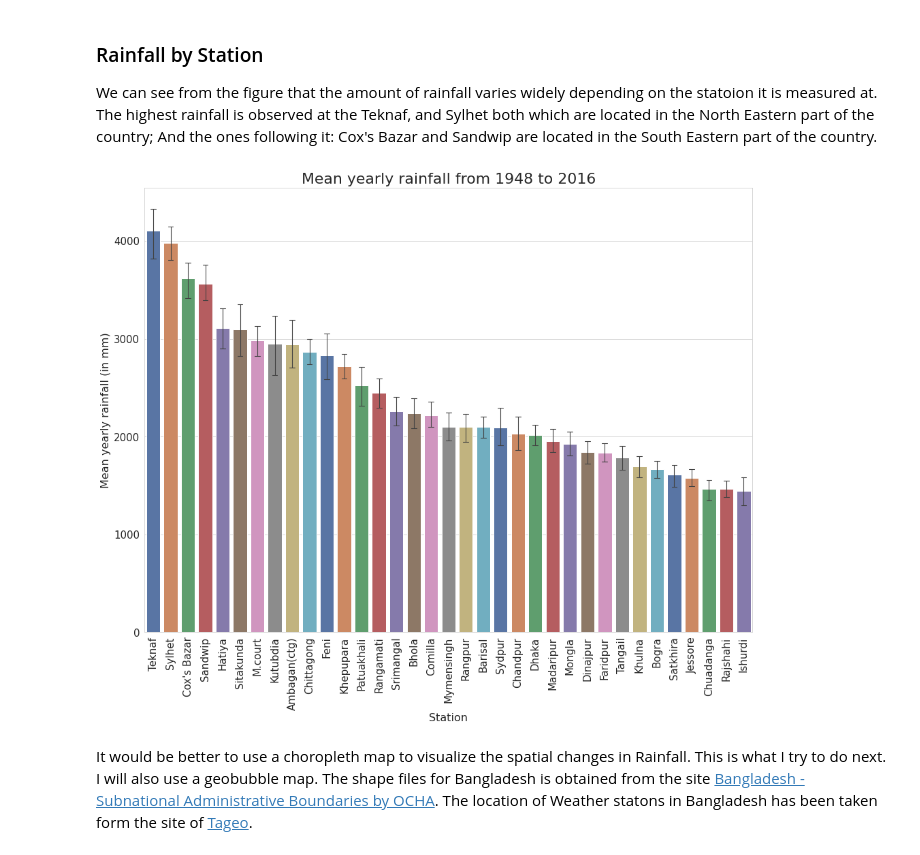
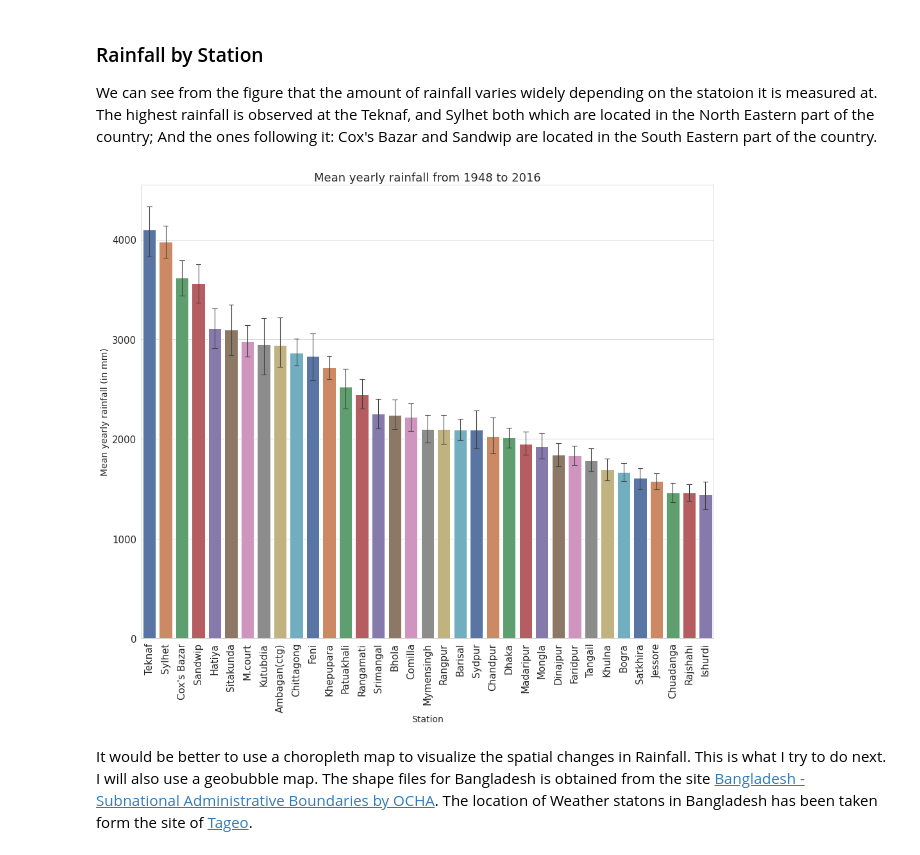
Before and after one commit to AhmedFahim-git/My-Projects, a Jupyter notebook: Bangladesh_Rainfall_Analysis.ipynb, the cells around one changed output. Saved outputs shown, nothing was run; the diff lists cells and outputs as text; code cells hidden in the pictures.

```diff
--- a/Bangladesh_Rainfall_Analysis.ipynb
+++ b/Bangladesh_Rainfall_Analysis.ipynb
@@ -291,23 +276,23 @@ We can see from the figure that the amount of rainfall varies widely depending o
 # %%
 stationdf = finaldf.groupby(['Station','Year'])['Rainfall'].sum()
 stationdf.reset_index()
 stationdfmod= stationdf.unstack().mean(axis=1).sort_values(ascending = False)
 
 sns.set_style("whitegrid")
 
-plt.figure(figsize=[16,12])
+plt.figure(figsize=[16,13])
 ax = sns.barplot(x='Station', y='Rainfall' , data= stationdf.reset_index(), order = stationdfmod.index,palette='deep', capsize=0.3 ,errwidth=1.1)
 # ax.set_frame_on(True)
 # sns.set_context("talk")
 
 plt.xticks(fontsize=15, rotation=90);
 plt.yticks(fontsize=15);
-ax.set_title('Mean yearly rainfall from 1948 to 2016',fontsize=22);
-ax.set_xlabel("Station", fontsize=16);
-ax.set_ylabel("Mean yearly rainfall (in mm)", fontsize=16);
-# plt.savefig('Assignment4_figure.png')
+ax.set_title('Mean yearly rainfall from 1948 to 2016',fontsize=18);
+ax.set_xlabel("Station", fontsize=14);
+ax.set_ylabel("Mean yearly rainfall (in mm)", fontsize=14);
+plt.savefig('Rainfall_by_Station.png')
 # %% [output]
-[figure, old version]
+[figure, new version]
 # %% [markdown]
 It would be better to use a choropleth map to visualize the spatial changes in Rainfall. This is what I try to do next. I will also use a geobubble map. The shape files for Bangladesh is obtained from the site [Bangladesh - Subnational Administrative Boundaries by OCHA](https://data.humdata.org/dataset/administrative-boundaries-of-bangladesh-as-of-2015). The location of Weather statons in Bangladesh has been taken form the site of [Tageo]('http://www.tageo.com/index-e-bg-weather-bg.htm).
 # %%
```
Also changed, not shown: parts of 5 cells of this notebook.
